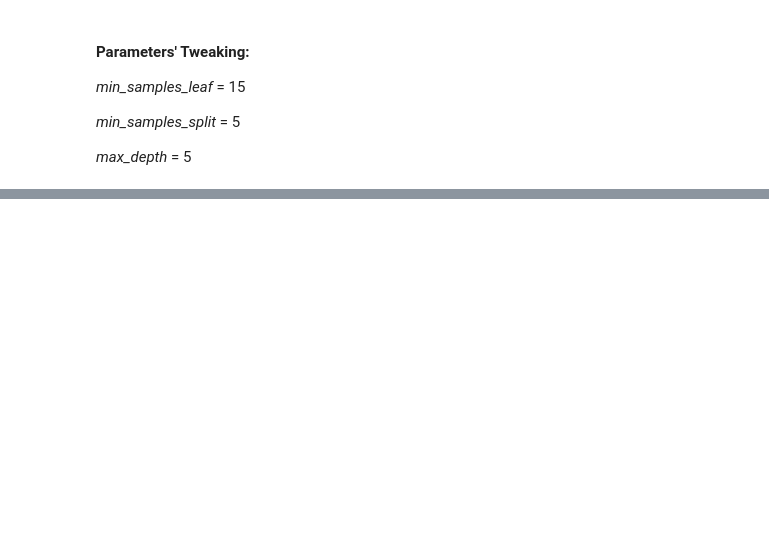
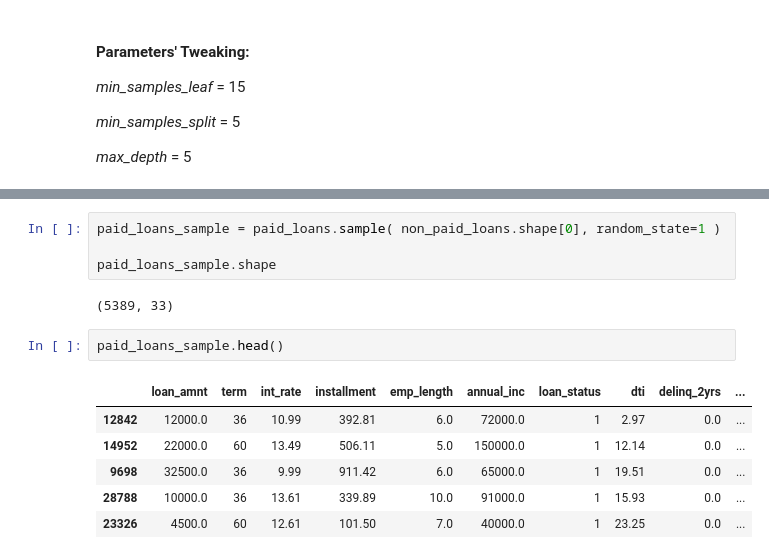
Before and after one commit to bern-lm/dataquest-projects, a Jupyter notebook: credit-modeling/Project - Credit Modeling (Lending Club).ipynb, the cells around one changed output, grey strips where cells are left out. Drawn from its saved outputs; the diff is of its cells as text; blank space fills up the shorter version.

```diff
--- a/credit-modeling/Project - Credit Modeling (Lending Club).ipynb
+++ b/credit-modeling/Project - Credit Modeling (Lending Club).ipynb
@@ -2394,0 +2899,15 @@ False Positive Rate: 0.08040300276570525
+# %%
+paid_loans_sample = paid_loans.sample( non_paid_loans.shape[0], random_state=1 )
+
+paid_loans_sample.shape
+# %% [output]
+(5389, 33)
+# %%
+paid_loans_sample.head()
+# %% [output]
+|  | loan_amnt | term | int_rate | installment | emp_length | annual_inc | loan_status | dti | delinq_2yrs | ... |
+| 12842 | 12000.0 | 36 | 10.99 | 392.81 | 6.0 | 72000.0 | 1 | 2.97 | 0.0 | ... |
+| 14952 | 22000.0 | 60 | 13.49 | 506.11 | 5.0 | 150000.0 | 1 | 12.14 | 0.0 | ... |
+| 9698 | 32500.0 | 36 | 9.99 | 911.42 | 6.0 | 65000.0 | 1 | 19.51 | 0.0 | ... |
+| 28788 | 10000.0 | 36 | 13.61 | 339.89 | 10.0 | 91000.0 | 1 | 15.93 | 0.0 | ... |
+| 23326 | 4500.0 | 60 | 12.61 | 101.50 | 7.0 | 40000.0 | 1 | 23.25 | 0.0 | ... |
```
Also changed, not shown: parts of 167 cells of this notebook.
